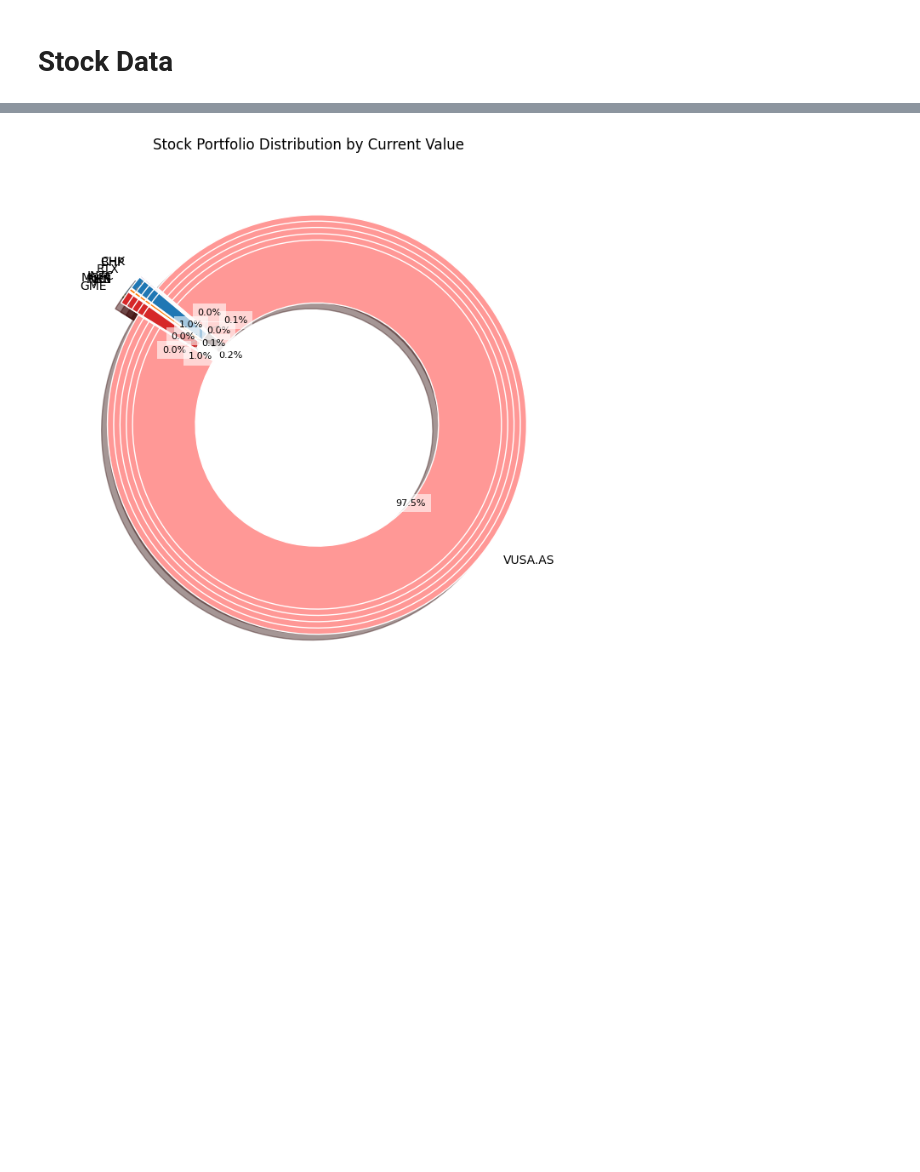
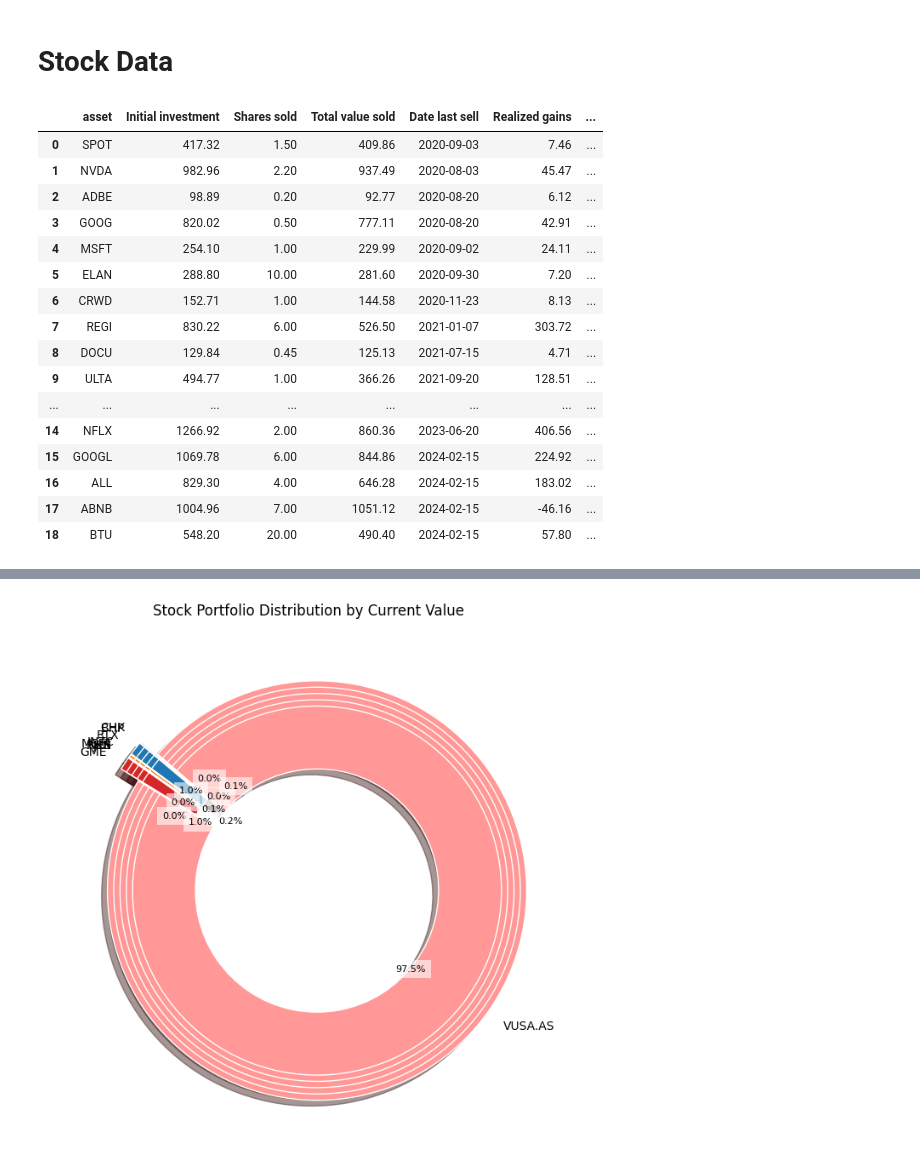
Before and after one commit to magurh/portfolio-tracker, a Jupyter notebook: notebooks/testing.ipynb, the cells around one changed output, grey strips where cells are left out. Saved outputs shown, nothing was run; the diff lists cells and outputs as text; code cells hidden in the pictures; blank space fills up the shorter version.

Commit message:
feat: tracking realized gains

```diff
--- a/notebooks/testing.ipynb
+++ b/notebooks/testing.ipynb
@@ -184,3 +184,36 @@ stocks.process_transactions(stock_transactions)
 owned_assets_dict = stocks.get_owned_assets()
 current_stock_values, unrealized_gains_dict = stocks.fetch_current_values()
 realized_gains_dict = stocks.get_realized_gains()
+# %%
+data = []
+for asset, gains_data in realized_gains_dict[1].items():
+    realized_gains, total_sold_value, total_shares_sold, date_of_last_sell = gains_data
+    data.append([asset, total_shares_sold, date_of_last_sell, total_sold_value, realized_gains])
+
+df = pd.DataFrame(data, columns=["asset", "Shares sold", "Date last sell", "Total value sold", "Realized gains"])
+df['Initial investment'] = df['Total value sold'] + df['Realized gains']
+df['Rate of return'] =  df['Realized gains']/df['Initial investment']*100 # excluding dividents
+df = df[['asset', 'Initial investment', 'Shares sold', 'Total value sold', 'Date last sell', 'Realized gains', 'Rate of return']]
+
+columns_to_format = ['Realized gains', 'Rate of return', 'Initial investment', 'Total value sold']
+for column in columns_to_format:
+    df[column] = df[column].apply(lambda x: f'{x:.2f}')
+df
+# %% [output]
+|  | asset | Initial investment | Shares sold | Total value sold | Date last sell | Realized gains | ... |
+| 0 | SPOT | 417.32 | 1.50 | 409.86 | 2020-09-03 | 7.46 | ... |
+| 1 | NVDA | 982.96 | 2.20 | 937.49 | 2020-08-03 | 45.47 | ... |
+| 2 | ADBE | 98.89 | 0.20 | 92.77 | 2020-08-20 | 6.12 | ... |
+| 3 | GOOG | 820.02 | 0.50 | 777.11 | 2020-08-20 | 42.91 | ... |
+| 4 | MSFT | 254.10 | 1.00 | 229.99 | 2020-09-02 | 24.11 | ... |
+| 5 | ELAN | 288.80 | 10.00 | 281.60 | 2020-09-30 | 7.20 | ... |
+| 6 | CRWD | 152.71 | 1.00 | 144.58 | 2020-11-23 | 8.13 | ... |
+| 7 | REGI | 830.22 | 6.00 | 526.50 | 2021-01-07 | 303.72 | ... |
+| 8 | DOCU | 129.84 | 0.45 | 125.13 | 2021-07-15 | 4.71 | ... |
+| 9 | ULTA | 494.77 | 1.00 | 366.26 | 2021-09-20 | 128.51 | ... |
+| ... | ... | ... | ... | ... | ... | ... | ... |
+| 14 | NFLX | 1266.92 | 2.00 | 860.36 | 2023-06-20 | 406.56 | ... |
+| 15 | GOOGL | 1069.78 | 6.00 | 844.86 | 2024-02-15 | 224.92 | ... |
+| 16 | ALL | 829.30 | 4.00 | 646.28 | 2024-02-15 | 183.02 | ... |
+| 17 | ABNB | 1004.96 | 7.00 | 1051.12 | 2024-02-15 | -46.16 | ... |
+| 18 | BTU | 548.20 | 20.00 | 490.40 | 2024-02-15 | 57.80 | ... |
```
Also changed, not shown: parts of 3 cells of this notebook, 7 other files.
